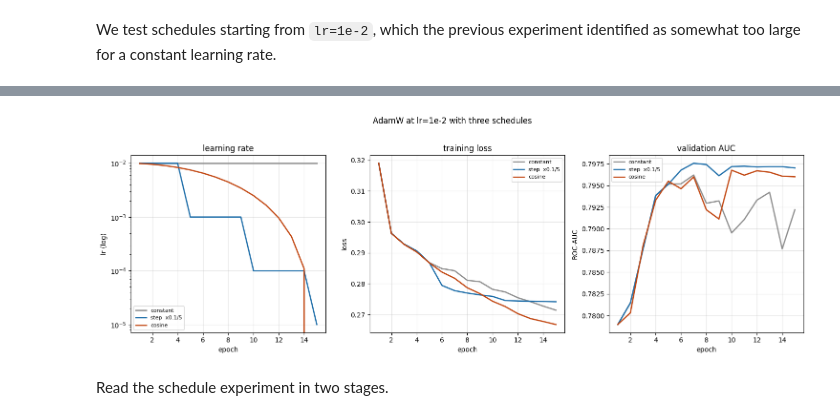
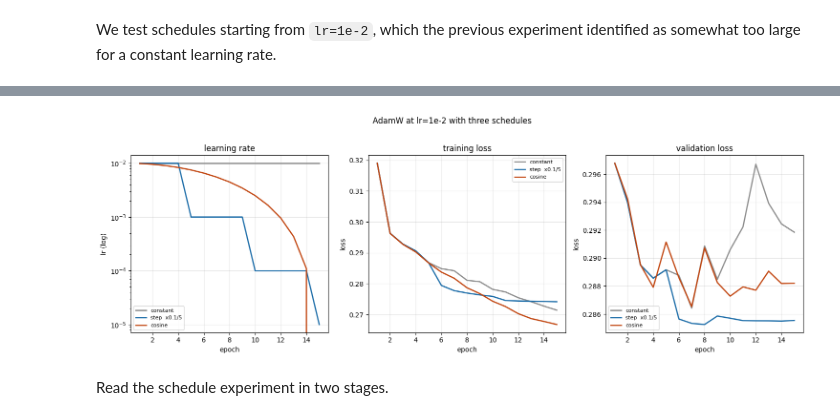
Before and after one commit to solomonpromise/deep-learning-lab, a Jupyter notebook: notes/module-3/lesson-3.1.ipynb, the cells around one changed output, grey strips where cells are left out. Saved outputs shown, nothing was run; the diff lists cells and outputs as text; code cells hidden in the pictures.

```diff
--- a/notes/module-3/lesson-3.1.ipynb
+++ b/notes/module-3/lesson-3.1.ipynb
@@ -1340,11 +1316,13 @@ for c, lr in zip(cmap, lr_grid):
     h = lr_runs[lr]["history"]
     eps = [x["epoch"] for x in h]
     axes[0].plot(eps, [x["train_loss"] for x in h], color=c, lw=1.9, label=f"lr={lr}")
-    axes[1].plot(eps, [x["val_auc"] for x in h], color=c, lw=1.9, label=f"lr={lr}")
+    axes[1].plot(eps, [x["val_loss"] for x in h], color=c, lw=1.9, label=f"lr={lr}")
 axes[0].set_yscale("log")
 axes[0].set_xlabel("epoch"); axes[0].set_ylabel("training loss (log scale)"); axes[0].set_title("Training loss")
-axes[1].axhline(0.5, ls=":", c="r", lw=1.2, label="random (AUC=0.5)")
-axes[1].set_xlabel("epoch"); axes[1].set_ylabel("validation ROC-AUC"); axes[1].set_title("Validation AUC")
+base_rate = y_tr.mean()
+axes[1].axhline(-(base_rate*np.log(base_rate) + (1-base_rate)*np.log(1-base_rate)), ls=":", c="r", lw=1.2,
+                label="constant base-rate prediction")
+axes[1].set_xlabel("epoch"); axes[1].set_ylabel("validation Loss"); axes[1].set_title("Validation Loss")
 for a in axes: a.legend(fontsize=8, ncol=2); a.grid(alpha=0.3)
 plt.suptitle("AdamW, six learning rates, everything else identical", y=1.02)
 plt.tight_layout(); plt.show()
@@ -1748,19 +1724,19 @@ cosine         final val loss 0.2882   final val AUC 0.7960   best val AUC 0.796
 # %%
 fig, axes = plt.subplots(1, 3, figsize=(15, 5.0))
 cols = {"constant": "#8c8c8c", "step  x0.1/5": "#1b6ca8", "cosine": "#c1440e"}
 for tag, r in sched_runs.items():
     h = r["history"]; eps = [x["epoch"] for x in h]
     axes[0].plot(eps, [x["lr"] for x in h], lw=1.9, color=cols[tag], label=tag)
     axes[1].plot(eps, [x["train_loss"] for x in h], lw=1.9, color=cols[tag], label=tag)
-    axes[2].plot(eps, [x["val_auc"] for x in h], lw=1.9, color=cols[tag], label=tag)
+    axes[2].plot(eps, [x["val_loss"] for x in h], lw=1.9, color=cols[tag], label=tag)
 axes[0].set_yscale("log"); axes[0].set_title("learning rate"); axes[0].set_ylabel("lr (log)")
 axes[1].set_title("training loss"); axes[1].set_ylabel("loss")
-axes[2].set_title("validation AUC"); axes[2].set_ylabel("ROC-AUC")
+axes[2].set_title("validation loss"); axes[2].set_ylabel("loss")
 for a in axes: a.set_xlabel("epoch"); a.legend(fontsize=8); a.grid(alpha=0.3)
 plt.suptitle("AdamW at lr=1e-2 with three schedules", y=1.02)
 plt.tight_layout(); plt.show()
 # %% [output]
-[figure, old version]
+[figure, new version]
 # %% [markdown]
 Read the schedule experiment in two stages.
 # %% [markdown]
```
Also changed, not shown: parts of 17 cells of this notebook, 6 other files.
